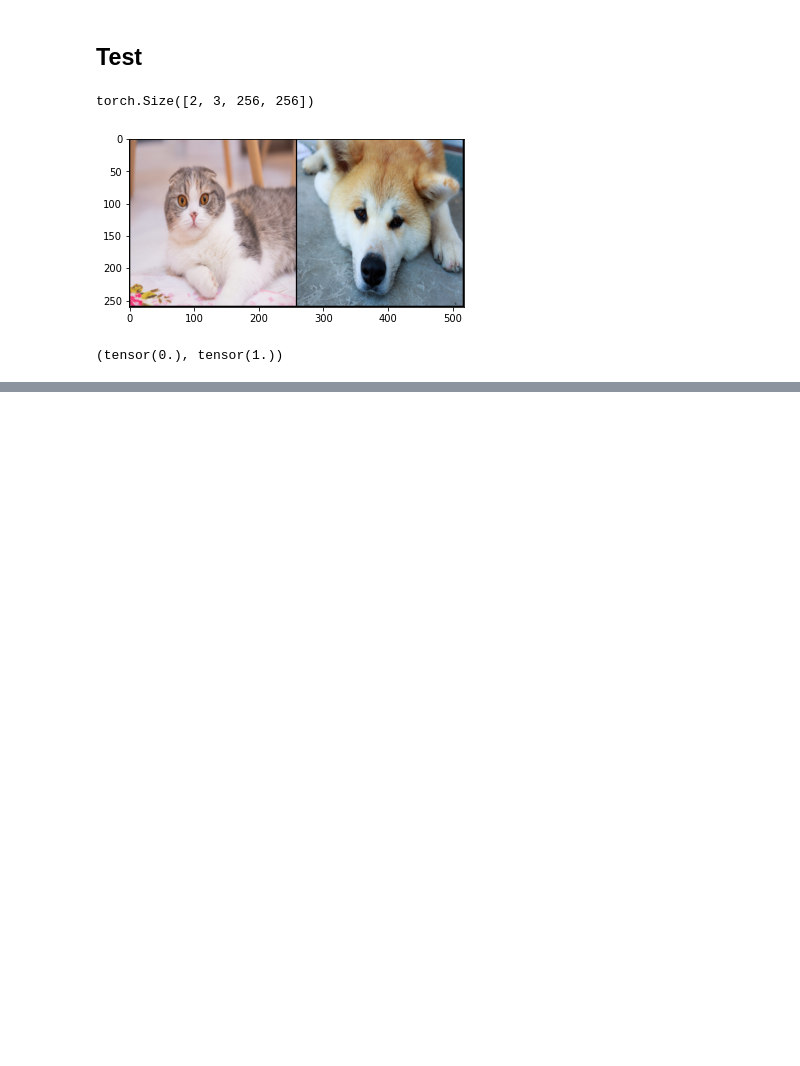
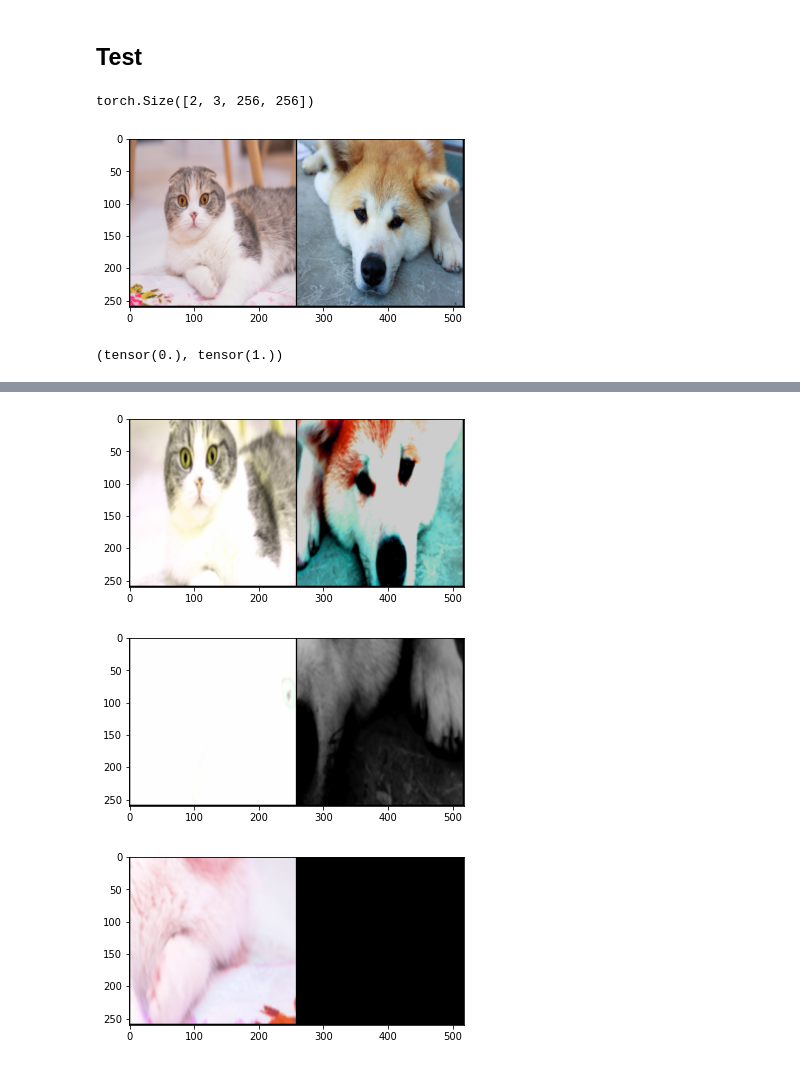
Before and after one commit to shimopino/papers-challenge, a Jupyter notebook: src/gan/CRGAN/notebooks/SimCLR_Augmentation_in_Kornia.ipynb, the cells around one changed output, grey strips where cells are left out. Cells and saved outputs as stored; diff of their text form; code cells hidden in the pictures; blank space fills up the shorter version.

Commit message:
apply Augmentation to Tensor on CUDA

```diff
--- a/src/gan/CRGAN/notebooks/SimCLR_Augmentation_in_Kornia.ipynb
+++ b/src/gan/CRGAN/notebooks/SimCLR_Augmentation_in_Kornia.ipynb
@@ -107,0 +109,8 @@ for _ in range(5):
+# %%
+# CUDA
+for _ in range(3):
+    plot_tensor(simclr_aug(img_tensor.to("cuda:0")))
+# %% [output]
+[figure, added]
+[figure, added]
+[figure, added]
```
Also changed, not shown: parts of 2 cells of this notebook.
